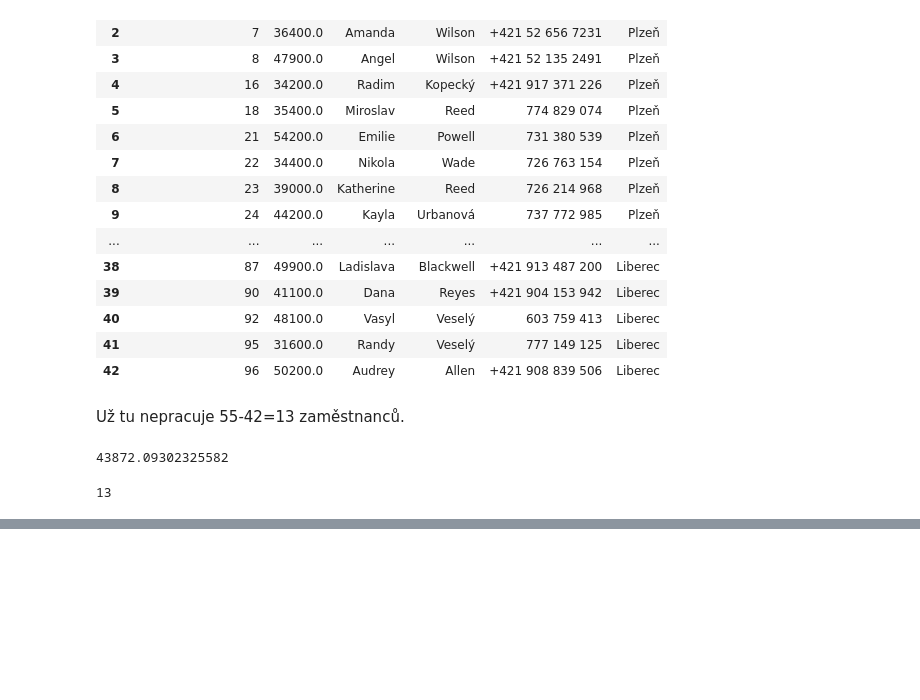
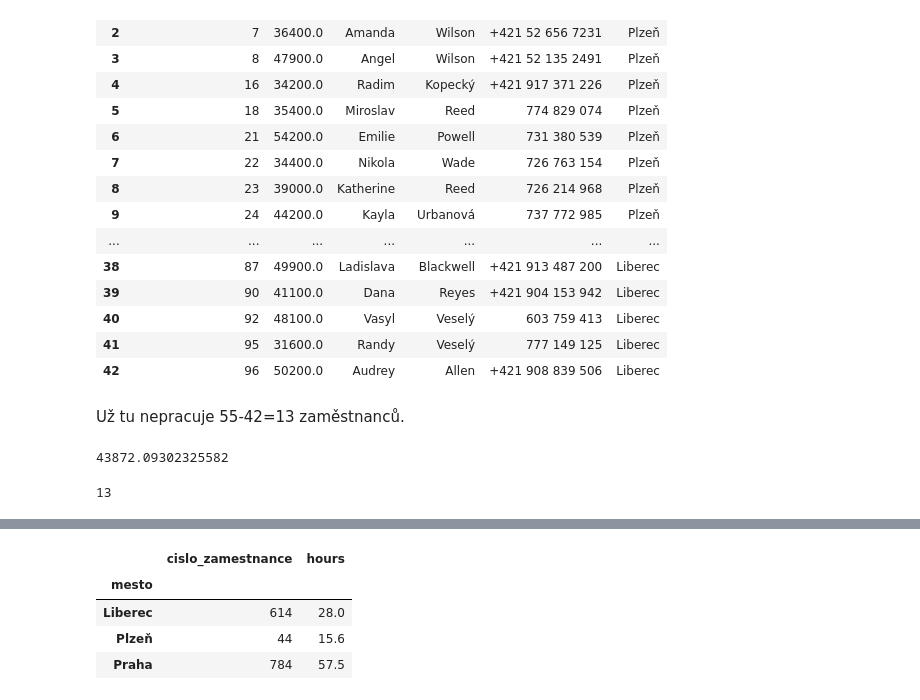
Before and after one commit to luciez/python-tasks, a Jupyter notebook: ukol-10.ipynb, the cells around one changed output, grey strips where cells are left out. Saved outputs shown, nothing was run; the diff lists cells and outputs as text; code cells hidden in the pictures; blank space fills up the shorter version.

```diff
--- a/ukol-10.ipynb
+++ b/ukol-10.ipynb
@@ -113,0 +141,9 @@ nepracuji_jmena
+# %%
+hodiny_na_kancelar=zamestnanci_hodiny.groupby("mesto").sum("hours")
+hodiny_na_kancelar
+# %% [output]
+|  | cislo_zamestnance | hours |
+| mesto |  |  |
+| Liberec | 614 | 28.0 |
+| Plzeň | 44 | 15.6 |
+| Praha | 784 | 57.5 |
```
Also changed, not shown: parts of 4 cells of this notebook, 1 other file.
